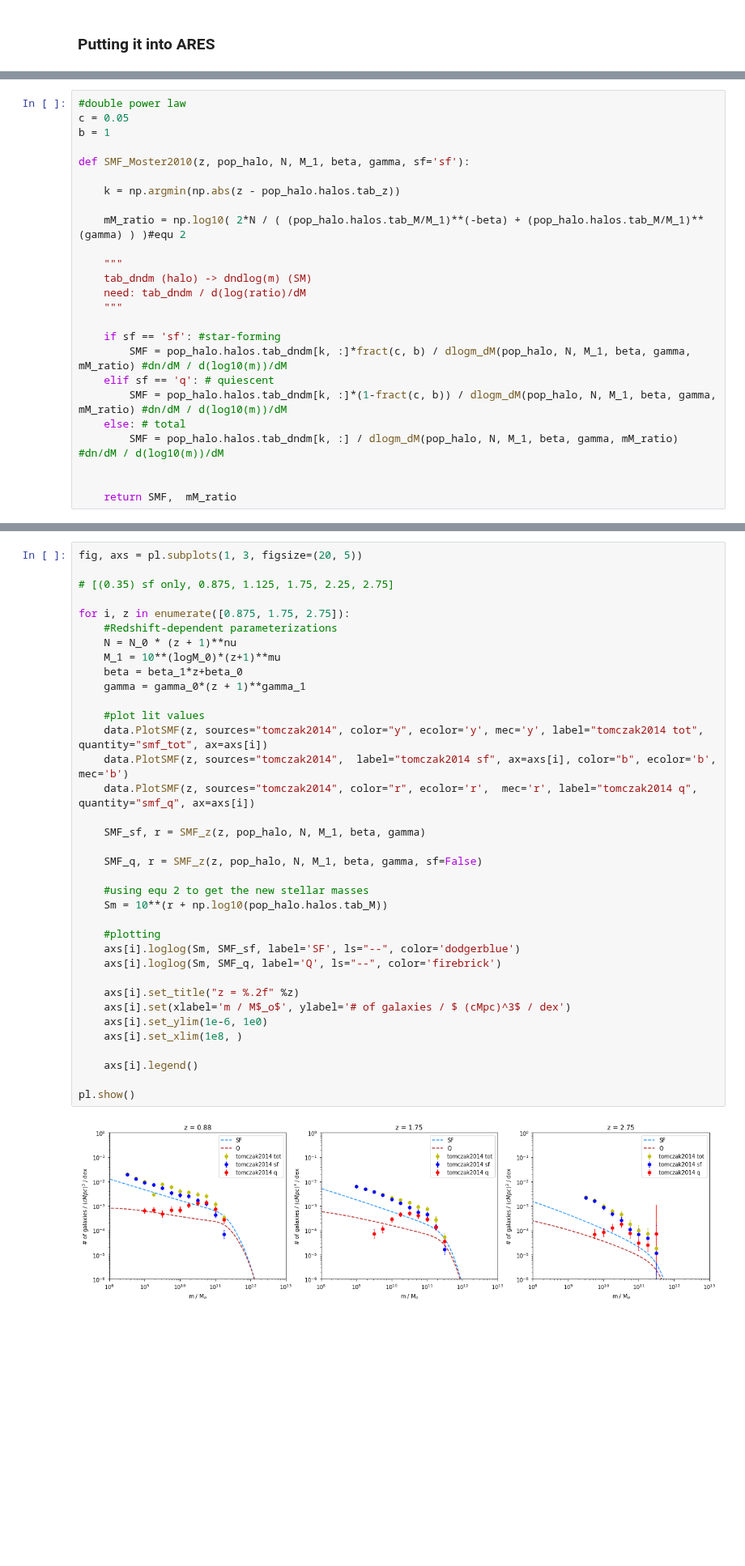
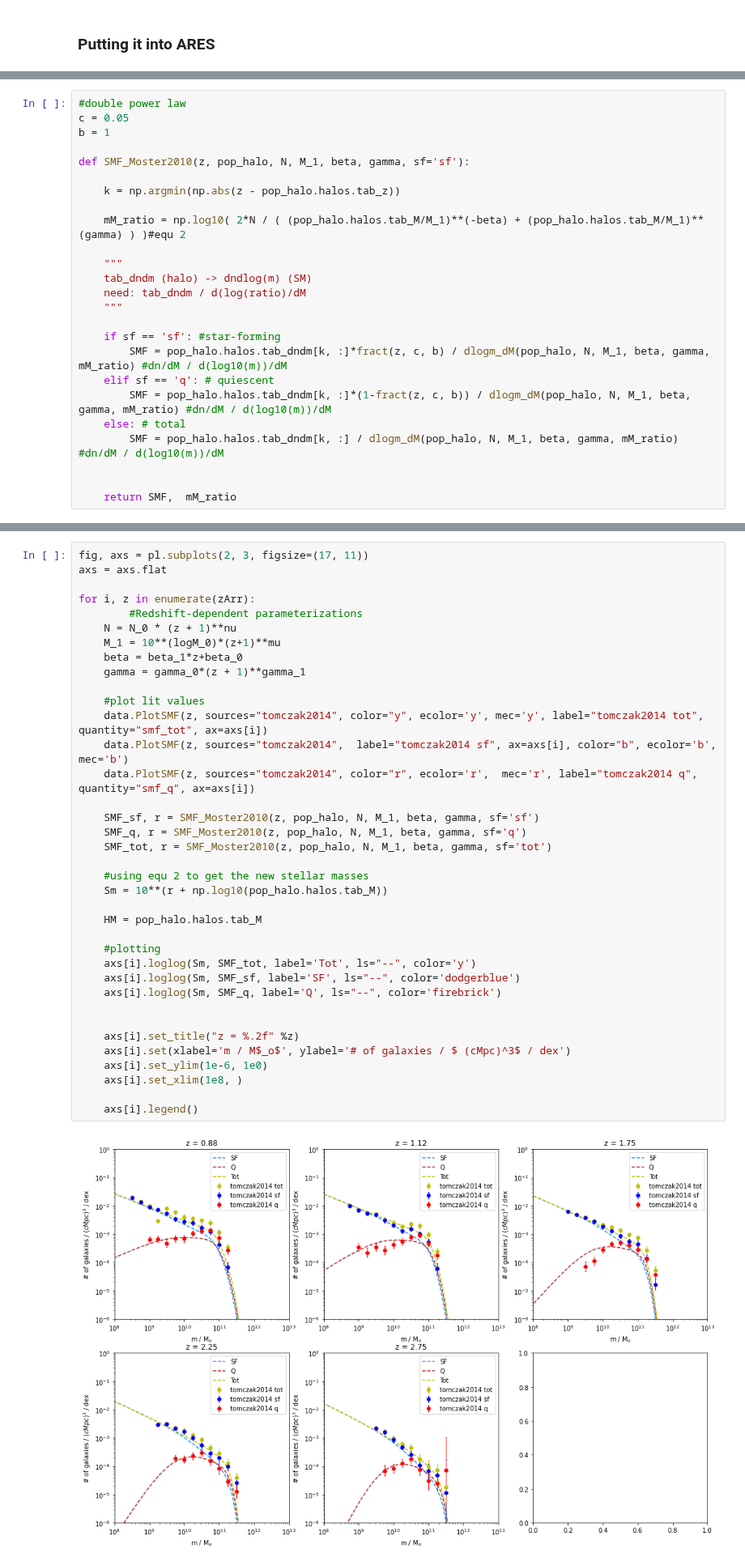
Before and after one commit to eklem1/GalaxySim, a Jupyter notebook: SMF_SFvsQ.ipynb, the cells around one changed output, grey strips where cells are left out. Shown at 81% size. Drawn from its saved outputs; the diff is of its cells as text; blank space fills up the shorter version.

Commit message:
Got ok looking tanh with one param redshift dependant

```diff
--- a/SMF_SFvsQ.ipynb
+++ b/SMF_SFvsQ.ipynb
@@ -203,9 +186,9 @@ def SMF_Moster2010(z, pop_halo, N, M_1, beta, gamma, sf='sf'):
     """
 
     if sf == 'sf': #star-forming
-        SMF = pop_halo.halos.tab_dndm[k, :]*fract(c, b) / dlogm_dM(pop_halo, N, M_1, beta, gamma, mM_ratio) #dn/dM / d(log10(m))/dM
+        SMF = pop_halo.halos.tab_dndm[k, :]*fract(z, c, b) / dlogm_dM(pop_halo, N, M_1, beta, gamma, mM_ratio) #dn/dM / d(log10(m))/dM
     elif sf == 'q': # quiescent
-        SMF = pop_halo.halos.tab_dndm[k, :]*(1-fract(c, b)) / dlogm_dM(pop_halo, N, M_1, beta, gamma, mM_ratio) #dn/dM / d(log10(m))/dM
+        SMF = pop_halo.halos.tab_dndm[k, :]*(1-fract(z, c, b)) / dlogm_dM(pop_halo, N, M_1, beta, gamma, mM_ratio) #dn/dM / d(log10(m))/dM
     else: # total
         SMF = pop_halo.halos.tab_dndm[k, :] / dlogm_dM(pop_halo, N, M_1, beta, gamma, mM_ratio) #dn/dM / d(log10(m))/dM
 
@@ -333,39 +239,40 @@ def SMF_z(z, pop_halo, N, M_1, beta, gamma, sf=True):
 # %%
-fig, axs = pl.subplots(1, 3, figsize=(20, 5))
+fig, axs = pl.subplots(2, 3, figsize=(17, 11))
+axs = axs.flat
 
-# [(0.35) sf only, 0.875, 1.125, 1.75, 2.25, 2.75]
-
-for i, z in enumerate([0.875, 1.75, 2.75]):
-    #Redshift-dependent parameterizations
+for i, z in enumerate(zArr):
+        #Redshift-dependent parameterizations
     N = N_0 * (z + 1)**nu
     M_1 = 10**(logM_0)*(z+1)**mu
     beta = beta_1*z+beta_0
     gamma = gamma_0*(z + 1)**gamma_1
 
     #plot lit values
     data.PlotSMF(z, sources="tomczak2014", color="y", ecolor='y', mec='y', label="tomczak2014 tot", quantity="smf_tot", ax=axs[i])
     data.PlotSMF(z, sources="tomczak2014",  label="tomczak2014 sf", ax=axs[i], color="b", ecolor='b',  mec='b')
     data.PlotSMF(z, sources="tomczak2014", color="r", ecolor='r',  mec='r', label="tomczak2014 q", quantity="smf_q", ax=axs[i])
 
-    SMF_sf, r = SMF_z(z, pop_halo, N, M_1, beta, gamma)
-
-    SMF_q, r = SMF_z(z, pop_halo, N, M_1, beta, gamma, sf=False)
+    SMF_sf, r = SMF_Moster2010(z, pop_halo, N, M_1, beta, gamma, sf='sf')
+    SMF_q, r = SMF_Moster2010(z, pop_halo, N, M_1, beta, gamma, sf='q')
+    SMF_tot, r = SMF_Moster2010(z, pop_halo, N, M_1, beta, gamma, sf='tot')
 
     #using equ 2 to get the new stellar masses
     Sm = 10**(r + np.log10(pop_halo.halos.tab_M))
 
+    HM = pop_halo.halos.tab_M
+
     #plotting
+    axs[i].loglog(Sm, SMF_tot, label='Tot', ls="--", color='y')
     axs[i].loglog(Sm, SMF_sf, label='SF', ls="--", color='dodgerblue')
     axs[i].loglog(Sm, SMF_q, label='Q', ls="--", color='firebrick')
+
 
     axs[i].set_title("z = %.2f" %z)
     axs[i].set(xlabel='m / M$_o$', ylabel='# of galaxies / $ (cMpc)^3$ / dex')
     axs[i].set_ylim(1e-6, 1e0)
     axs[i].set_xlim(1e8, )
 
     axs[i].legend()
-
-pl.show()
 # %% [output]
-[figure, old version]
+[figure, new version]
 # %%
```
Also changed, not shown: parts of 14 cells of this notebook.
